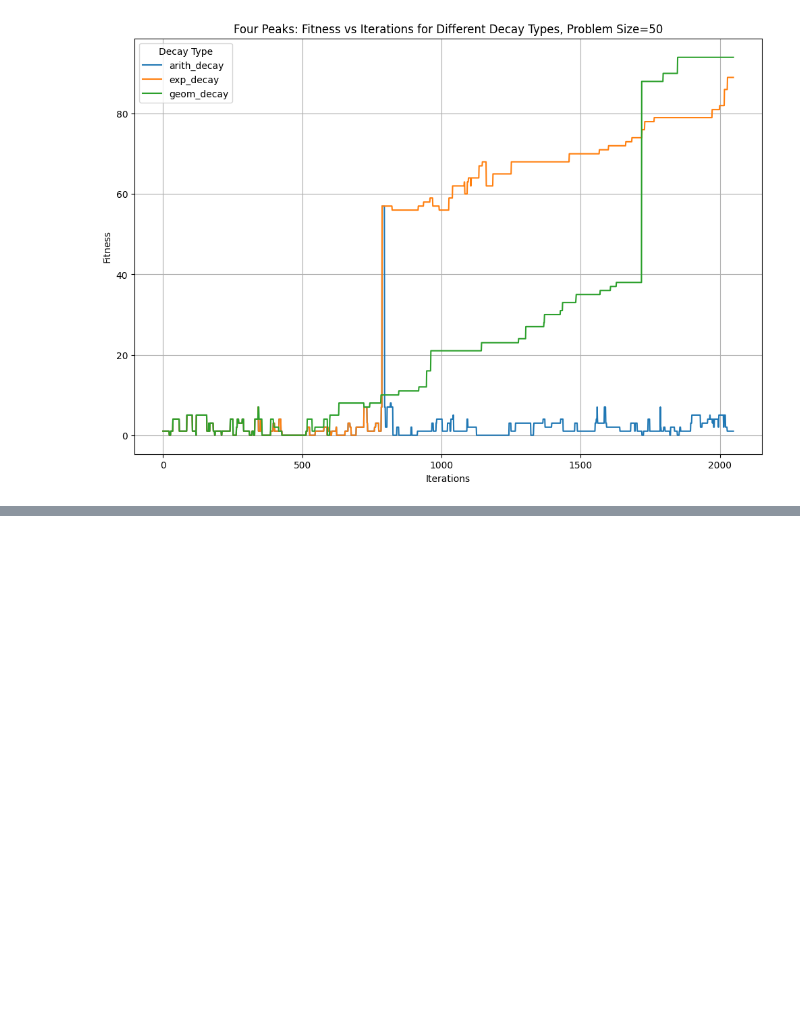
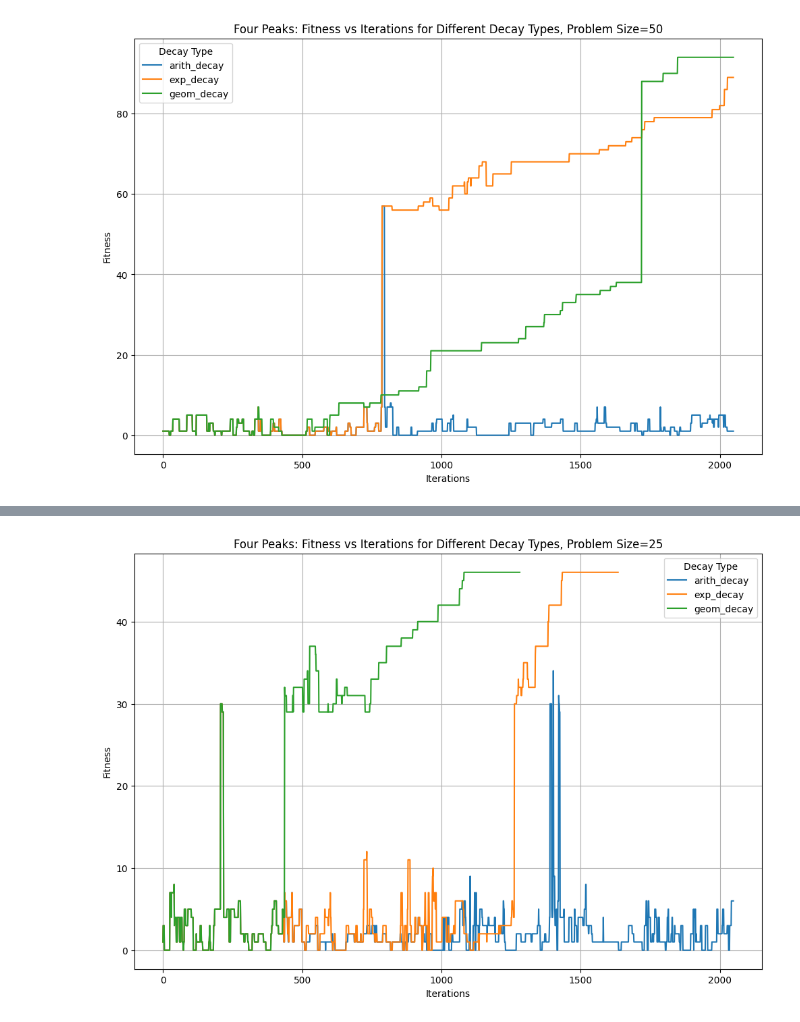
Before and after one commit to melodyyu/cs7641-a2-optimization, a Jupyter notebook: 4peaks_optimization.ipynb, the cells around one changed output, grey strips where cells are left out. Saved outputs shown, nothing was run; the diff lists cells and outputs as text; code cells hidden in the pictures; blank space fills up the shorter version.

```diff
--- a/4peaks_optimization.ipynb
+++ b/4peaks_optimization.ipynb
@@ -928,0 +1047,20 @@ plt.show()
+# %%
+curve25_df = pd.read_csv('sa_4peaks_size25_decay_combined_curves.csv')
+
+# Plot fitness over iterations for each decay type
+plt.figure(figsize=(12, 8))
+
+decay_types = curve25_df['Decay_Type'].unique()
+
+for decay in decay_types:
+    decay_curve_df = curve25_df[curve25_df['Decay_Type'] == decay]
+    plt.plot(decay_curve_df['Iteration'], decay_curve_df['Fitness'], label=decay)
+
+plt.xlabel('Iterations')
+plt.ylabel('Fitness')
+plt.title('Four Peaks: Fitness vs Iterations for Different Decay Types, Problem Size=25')
+plt.legend(title='Decay Type')
+plt.grid(True)
+plt.show()
+# %% [output]
+[figure, added]
```
Also changed, not shown: parts of 11 cells of this notebook.
